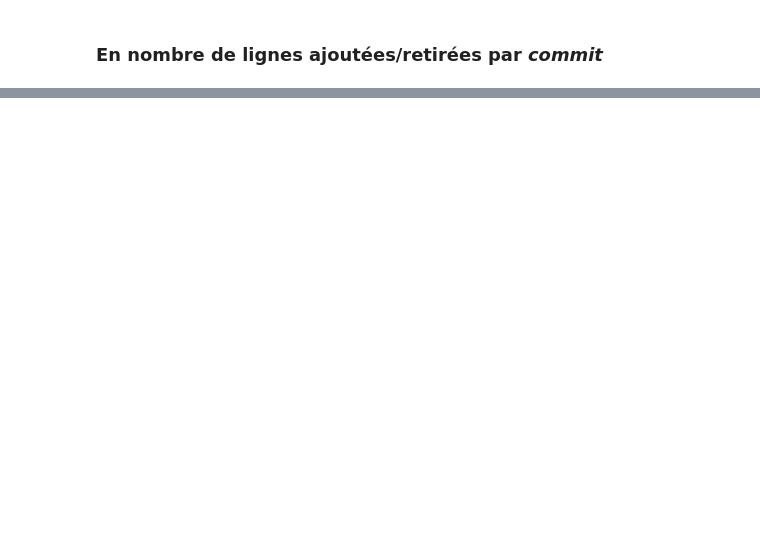
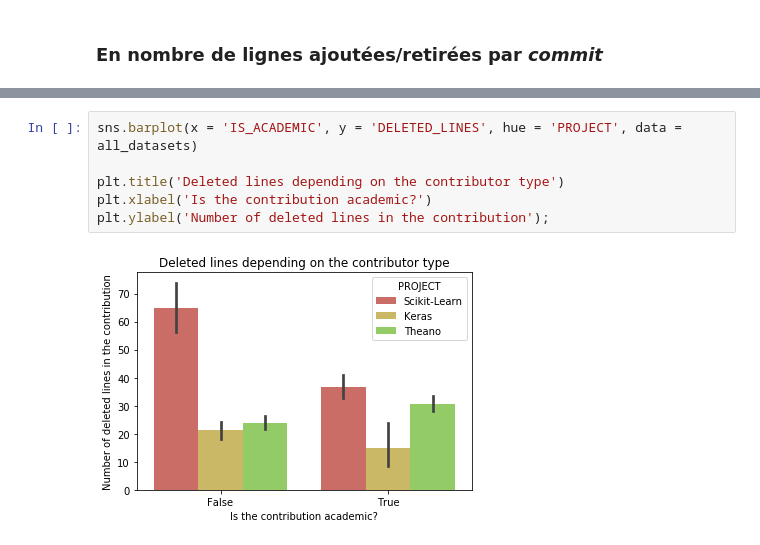
Before and after one commit to AntoineAube/commit-classification, a Jupyter notebook: academic-contributors.ipynb, the cells around one changed output, grey strips where cells are left out. Drawn from its saved outputs; the diff is of its cells as text; blank space fills up the shorter version.

```diff
--- a/academic-contributors.ipynb
+++ b/academic-contributors.ipynb
@@ -159,0 +182,8 @@ plt.ylabel('Number of modified file of the contribution');
+# %%
+sns.barplot(x = 'IS_ACADEMIC', y = 'DELETED_LINES', hue = 'PROJECT', data = all_datasets)
+
+plt.title('Deleted lines depending on the contributor type')
+plt.xlabel('Is the contribution academic?')
+plt.ylabel('Number of deleted lines in the contribution');
+# %% [output]
+[figure, added]
```
Also changed, not shown: parts of 8 cells of this notebook, 4 other files.
